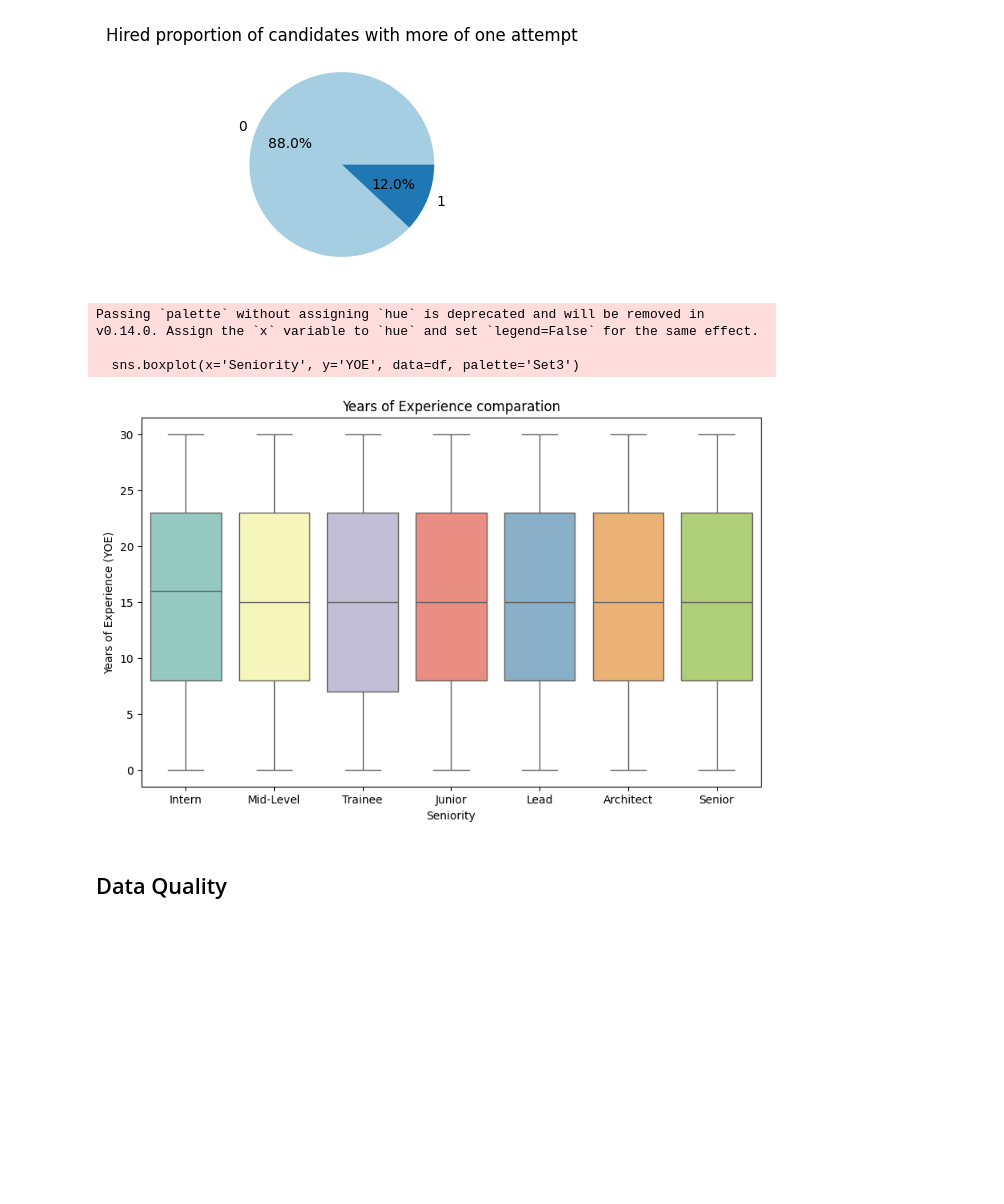
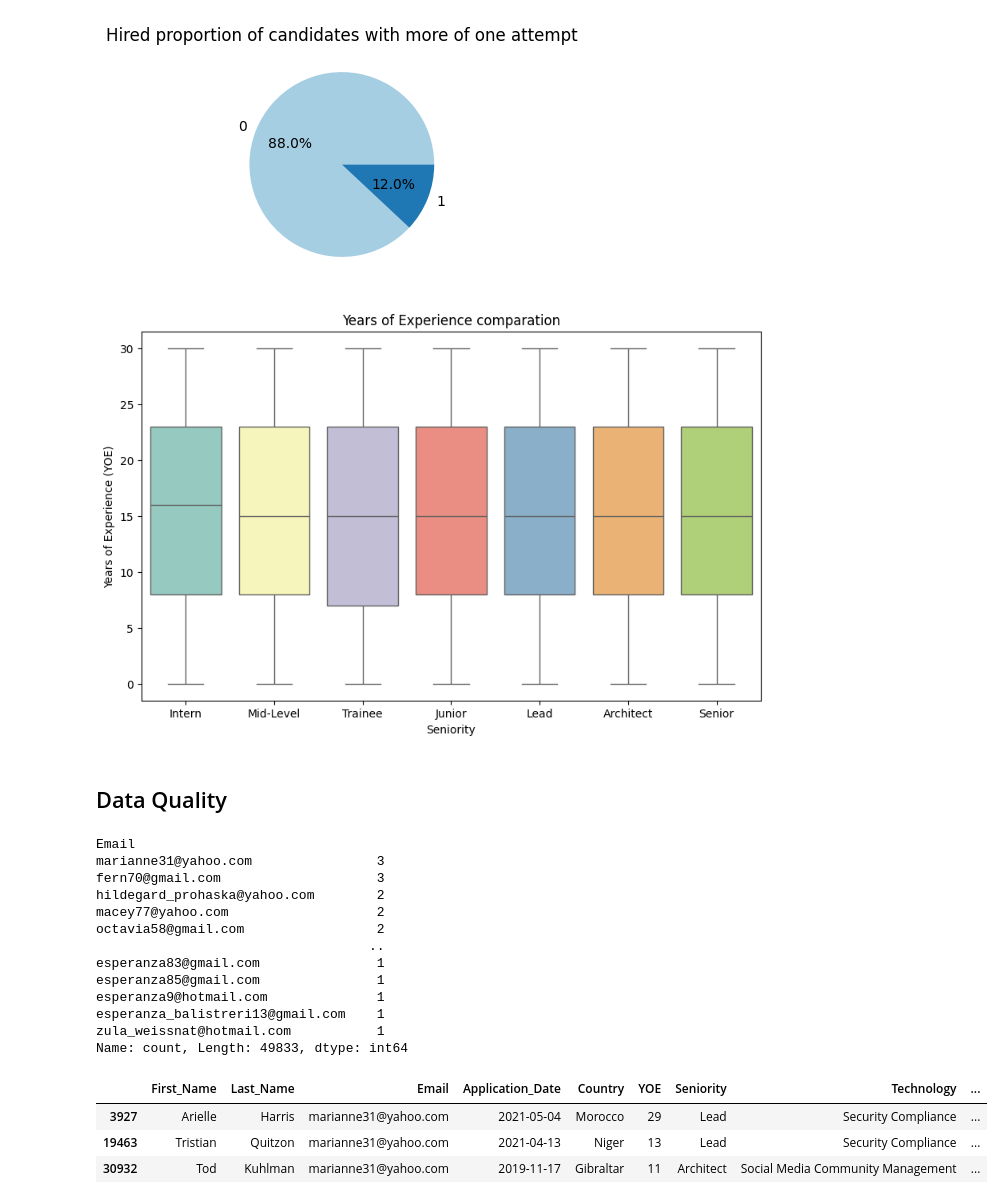
Before and after one commit to caroldvarela/workshop-01, a Jupyter notebook: notebooks/002_EDA.ipynb, the cells around one changed output. Cells and saved outputs as stored; diff of their text form; code cells hidden in the pictures; blank space fills up the shorter version.

```diff
--- a/notebooks/002_EDA.ipynb
+++ b/notebooks/002_EDA.ipynb
@@ -282,15 +303,34 @@ plt.show()
 [figure]
 # %%
 plt.figure(figsize=(10,6))
-sns.boxplot(x='Seniority', y='YOE', data=df, palette='Set3')
+sns.boxplot(x='Seniority', y='YOE', data=df, hue='Seniority', palette='Set3', dodge=False, legend=False)
 plt.title('Years of Experience comparation')
 plt.xlabel('Seniority')
 plt.ylabel('Years of Experience (YOE)')
 plt.show()
 # %% [output]
-Passing `palette` without assigning `hue` is deprecated and will be removed in v0.14.0. Assign the `x` variable to `hue` and set `legend=False` for the same effect.
-
-  sns.boxplot(x='Seniority', y='YOE', data=df, palette='Set3')
 [figure]
 # %% [markdown]
 ## Data Quality
+# %%
+print(df.value_counts('Email'))
+
+df[df['Email']== 'marianne31@yahoo.com']
+# %% [output]
+Email
+marianne31@yahoo.com                3
+fern70@gmail.com                    3
+hildegard_prohaska@yahoo.com        2
+macey77@yahoo.com                   2
+octavia58@gmail.com                 2
+                                   ..
+esperanza83@gmail.com               1
+esperanza85@gmail.com               1
+esperanza9@hotmail.com              1
+esperanza_balistreri13@gmail.com    1
+zula_weissnat@hotmail.com           1
+Name: count, Length: 49833, dtype: int64
+|  | First_Name | Last_Name | Email | Application_Date | Country | YOE | Seniority | Technology | ... |
+| 3927 | Arielle | Harris | marianne31@yahoo.com | 2021-05-04 | Morocco | 29 | Lead | Security Compliance | ... |
+| 19463 | Tristian | Quitzon | marianne31@yahoo.com | 2021-04-13 | Niger | 13 | Lead | Security Compliance | ... |
+| 30932 | Tod | Kuhlman | marianne31@yahoo.com | 2019-11-17 | Gibraltar | 11 | Architect | Social Media Community Management | ... |
```
Also changed, not shown: parts of 10 cells of this notebook.
